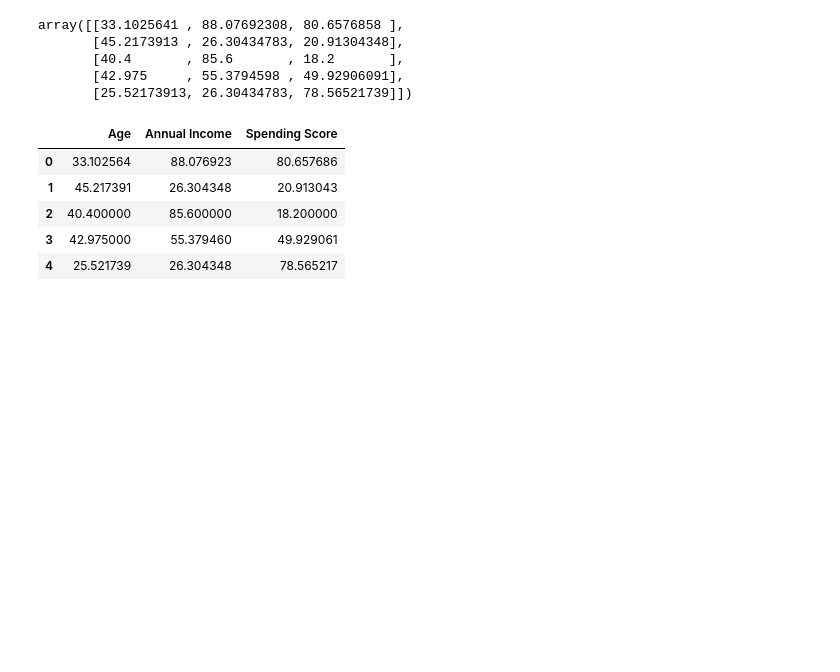
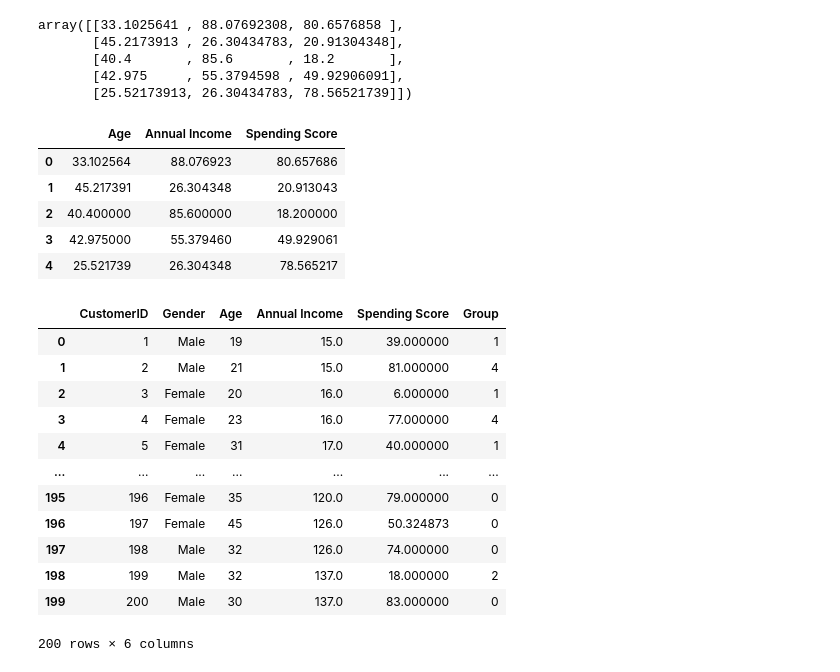
Before and after one commit to Iam-whizzy/DataScience, a Jupyter notebook: clusteringUnsupervised.ipynb, the cells around one changed output. Cells and saved outputs as stored; diff of their text form; code cells hidden in the pictures; blank space fills up the shorter version.

```diff
--- a/clusteringUnsupervised.ipynb
+++ b/clusteringUnsupervised.ipynb
@@ -98,3 +98,20 @@ clusters
 | 4 | 25.521739 | 26.304348 | 78.565217 |
 # %%
 # Step 4: Generating Cluster Members from a Group
+
+data['Group'] = model.labels_
+data
+# %% [output]
+|  | CustomerID | Gender | Age | Annual Income | Spending Score | Group |
+| 0 | 1 | Male | 19 | 15.0 | 39.000000 | 1 |
+| 1 | 2 | Male | 21 | 15.0 | 81.000000 | 4 |
+| 2 | 3 | Female | 20 | 16.0 | 6.000000 | 1 |
+| 3 | 4 | Female | 23 | 16.0 | 77.000000 | 4 |
+| 4 | 5 | Female | 31 | 17.0 | 40.000000 | 1 |
+| ... | ... | ... | ... | ... | ... | ... |
+| 195 | 196 | Female | 35 | 120.0 | 79.000000 | 0 |
+| 196 | 197 | Female | 45 | 126.0 | 50.324873 | 0 |
+| 197 | 198 | Male | 32 | 126.0 | 74.000000 | 0 |
+| 198 | 199 | Male | 32 | 137.0 | 18.000000 | 2 |
+| 199 | 200 | Male | 30 | 137.0 | 83.000000 | 0 |
+200 rows × 6 columns
```
Also changed, not shown: parts of 2 cells of this notebook.
